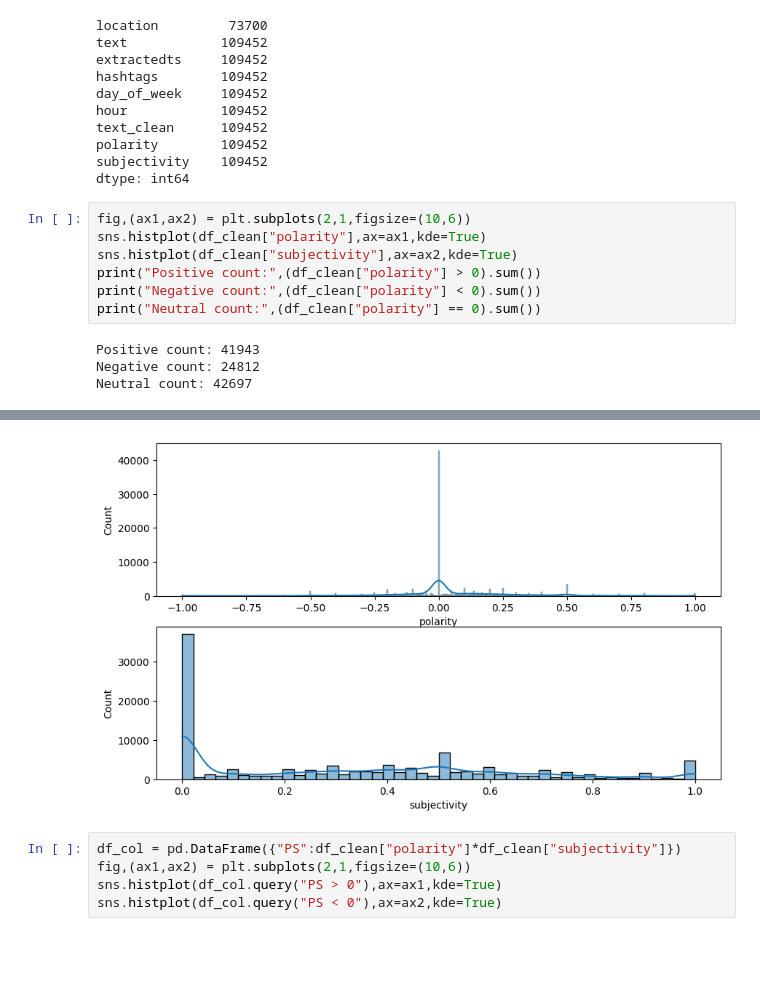
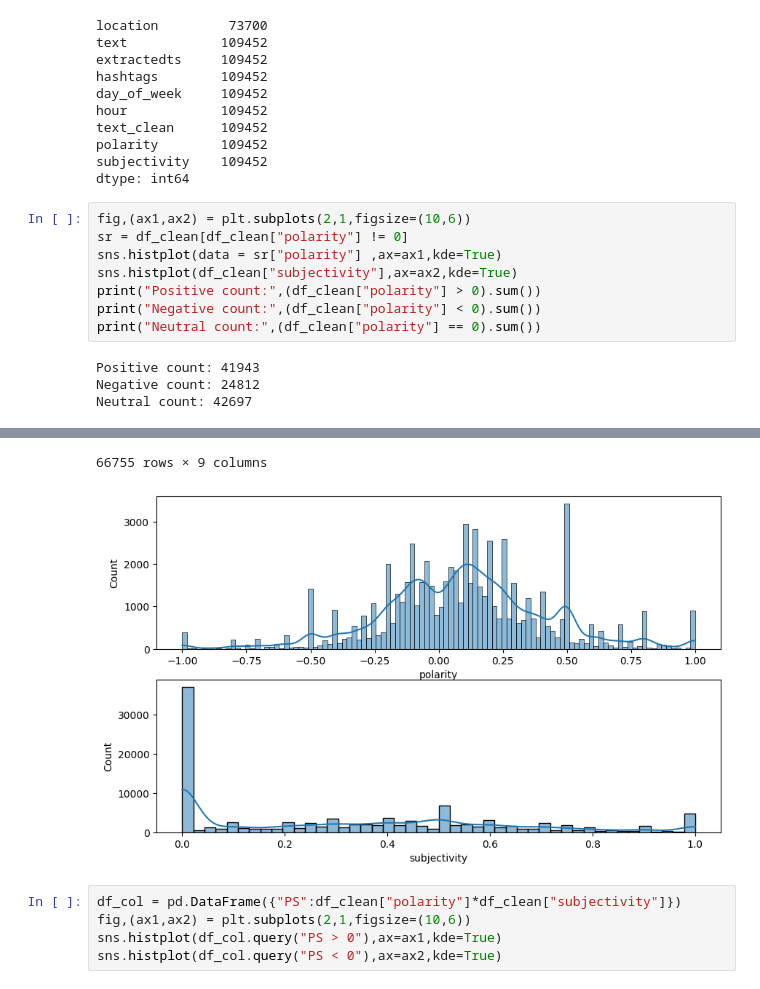
Before and after one commit to TymekMor/NLP_sentiment_analysis, a Jupyter notebook: main_jup.ipynb, the cells around one changed output, grey strips where cells are left out. Cells and saved outputs as stored; diff of their text form; blank space fills up the shorter version.

```diff
--- a/main_jup.ipynb
+++ b/main_jup.ipynb
@@ -289,7 +274,8 @@ subjectivity    109452
 dtype: int64
 # %%
 fig,(ax1,ax2) = plt.subplots(2,1,figsize=(10,6))
-sns.histplot(df_clean["polarity"],ax=ax1,kde=True)
+sr = df_clean[df_clean["polarity"] != 0]
+sns.histplot(data = sr["polarity"] ,ax=ax1,kde=True)
 sns.histplot(df_clean["subjectivity"],ax=ax2,kde=True)
 print("Positive count:",(df_clean["polarity"] > 0).sum())
 print("Negative count:",(df_clean["polarity"] < 0).sum())
@@ -301,4 +299,5 @@ Neutral count: 42697
+66755 rows × 9 columns
-[figure, old version]
+[figure, new version]
 # %%
 df_col = pd.DataFrame({"PS":df_clean["polarity"]*df_clean["subjectivity"]})
 fig,(ax1,ax2) = plt.subplots(2,1,figsize=(10,6))
```
Also changed, not shown: parts of 4 cells of this notebook.
